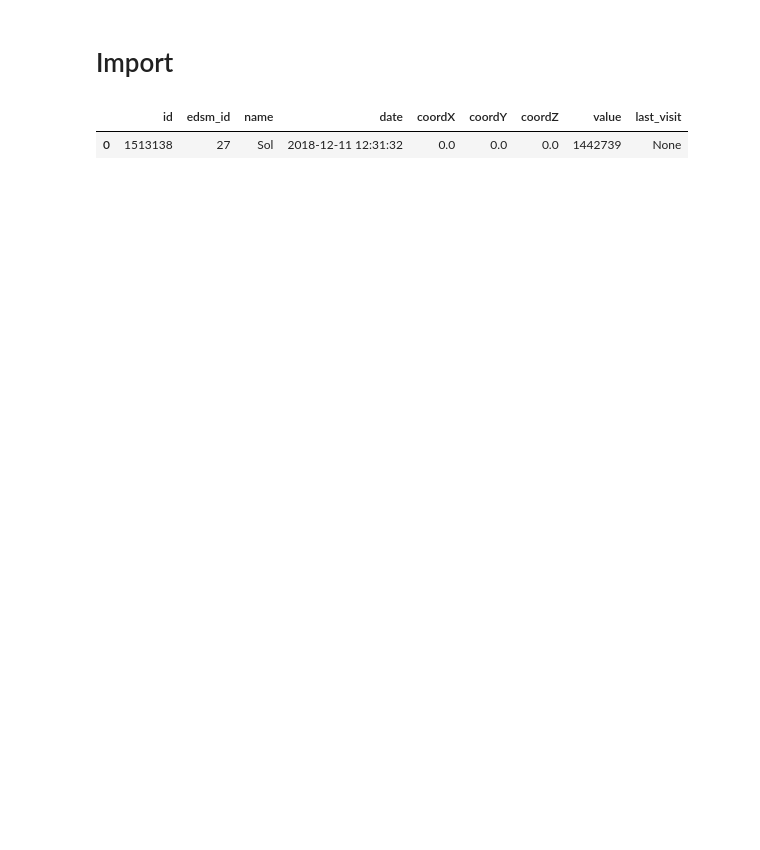
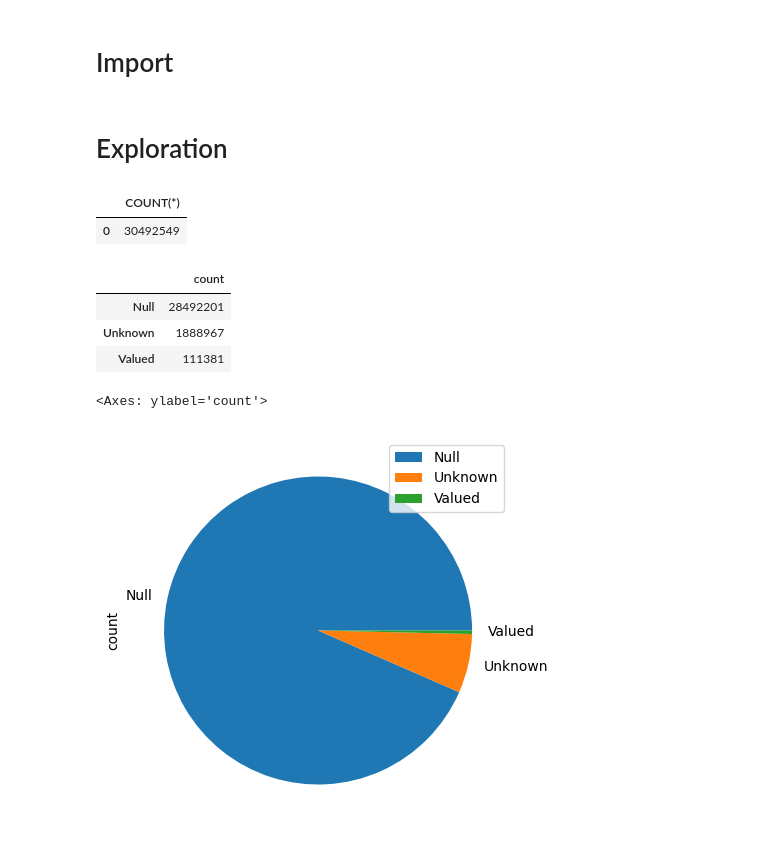
Before and after one commit to jb-lafon/ED-Flask, a Jupyter notebook: jupyter/Systems.ipynb, the cells around one changed output. Cells and saved outputs as stored; diff of their text form; code cells hidden in the pictures; blank space fills up the shorter version.

```diff
--- a/jupyter/Systems.ipynb
+++ b/jupyter/Systems.ipynb
@@ -4,6 +7,29 @@
 import starmaptools.classes as smt
-# %%
-smt.Systems().find_by_name('Sol')
-# %% [output]
-|  | id | edsm_id | name | date | coordX | coordY | coordZ | value | last_visit |
-| 0 | 1513138 | 27 | Sol | 2018-12-11 12:31:32 | 0.0 | 0.0 | 0.0 | 1442739 | None |
+# %% [markdown]
+# Exploration
+# %%
+systems_count = smt.SQLQuery(query="SELECT COUNT(*)")
+systems_count
+# %% [output]
+|  | COUNT(*) |
+| 0 | 30492549 |
+# %%
+null_values = smt.SQLQuery(query="SELECT COUNT(*)", filter="`value` IS NULL").iloc[0,0]
+no_values = smt.SQLQuery(query="SELECT COUNT(*)", filter="`value` = 1").iloc[0,0]
+with_value = smt.SQLQuery(query="SELECT COUNT(*)", filter="`value` > 1").iloc[0,0]
+
+data = pd.DataFrame(
+    {'count':[null_values, no_values, with_value]},
+    index=['Null', 'Unknown', 'Valued']
+)
+data
+# %% [output]
+|  | count |
+| Null | 28492201 |
+| Unknown | 1888967 |
+| Valued | 111381 |
+# %%
+data.plot.pie(y='count', figsize=(5, 5))
+# %% [output]
+<Axes: ylabel='count'>
+[figure, added]
```
Also changed, not shown: parts of 2 cells of this notebook.
